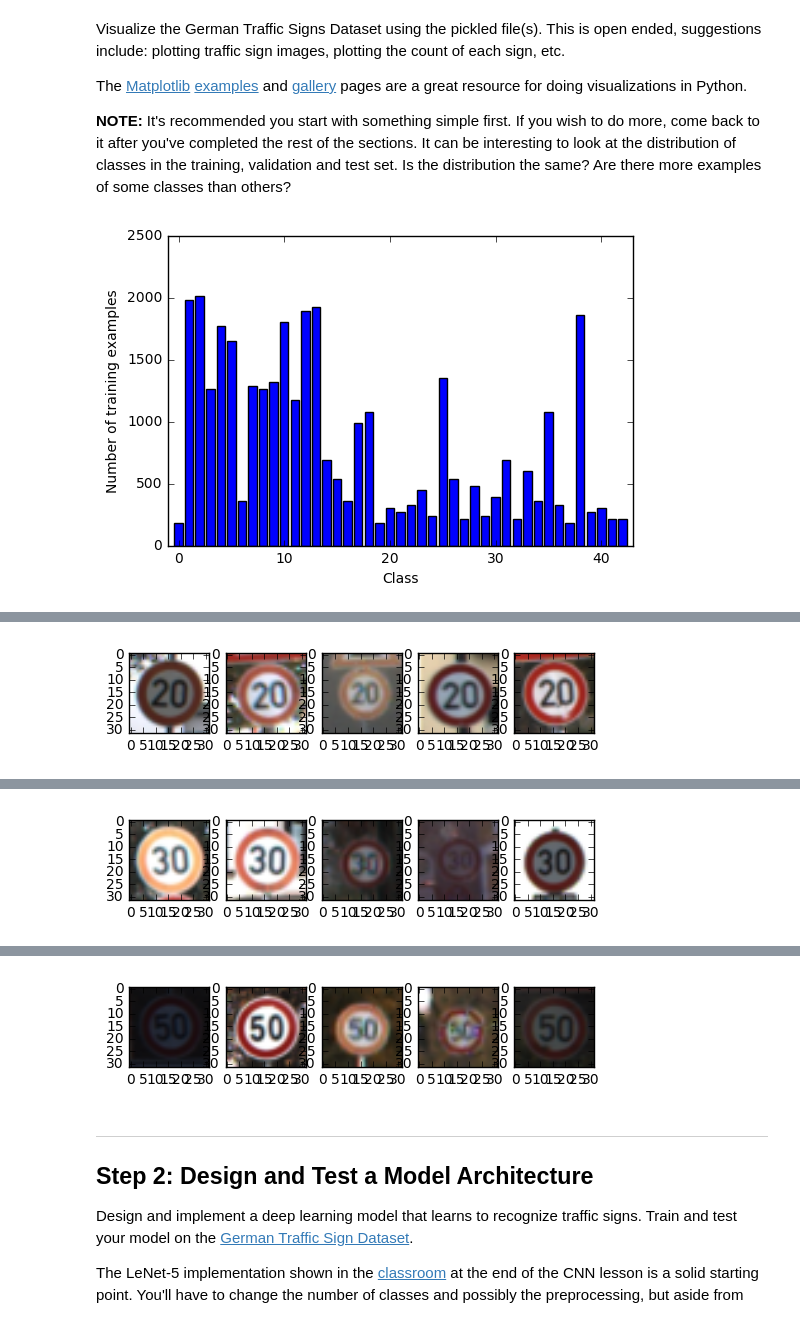
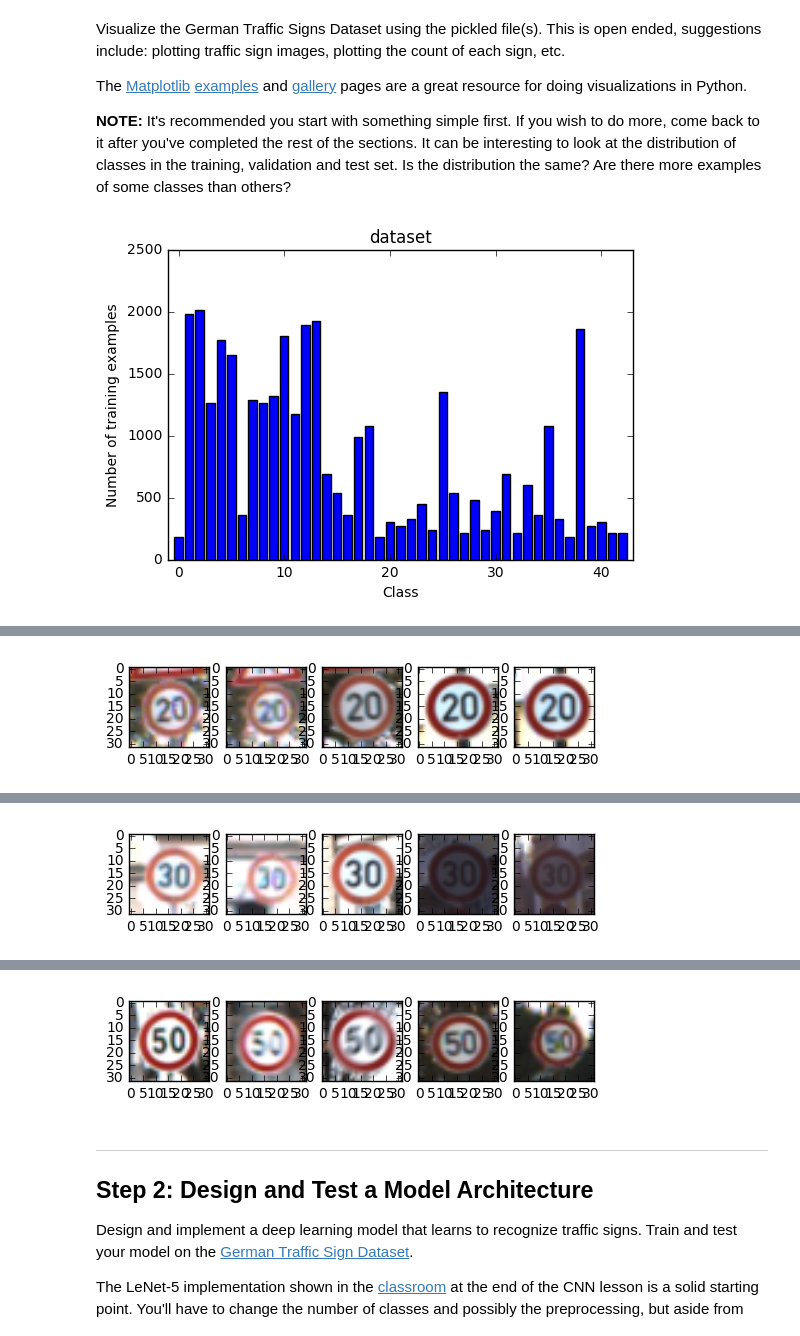
Before and after one commit to BernhardSchlegel/CarND-Traffic-Sign-Classifier-Project, a Jupyter notebook: Traffic_Sign_Classifier.ipynb, the cells around one changed output, grey strips where cells are left out. Cells and saved outputs as stored; diff of their text form; code cells hidden in the pictures.

```diff
--- a/Traffic_Sign_Classifier.ipynb
+++ b/Traffic_Sign_Classifier.ipynb
@@ -43,7 +43,7 @@ The [rubric](https://review.udacity.com/#!/rubrics/481/view) contains "Stand Out
 import time
 # define Log function
 def log(text):
-    log(time.strftime('%Y.%m.%d, %H:%M:%S') + ': ' + text)
+    print(time.strftime('%Y.%m.%d, %H:%M:%S') + ': ' + text)
 
 def ping():
     return datetime.datetime.now()
@@ -145,14 +145,18 @@ import matplotlib.pyplot as plt
 %matplotlib inline
 # %%
 # plot class distributio
-plt.bar( np.arange( 43 ), class_counts, align='center' )
-plt.xlabel('Class')
-#plt.xlabel(np.array(signnames['SignName']), rotation = 90)
-plt.ylabel('Number of training examples')
-plt.xlim([-1, 43])
-plt.show()
+def plot_class_counts(class_counts, heading = "dataset"):
+    plt.bar( np.arange( 43 ), class_counts, align='center' )
+    plt.xlabel('Class')
+    #plt.xlabel(np.array(signnames['SignName']), rotation = 90)
+    plt.ylabel('Number of training examples')
+    plt.xlim([-1, 43])
+    plt.title(heading)
+    plt.show()
+
+plot_class_counts(class_counts, heading = "dataset")
 # %% [output]
-[figure, old version]
+[figure, new version]
 # %%
 import random
 import numpy as np
@@ -198,5 +202,5 @@ def plot_images_for_class(X_train, y_train, mode = 'random', max_classes = 3):
 
         plt.show()
 # %%
-plot_images_for_class(X_train, y_train)
+plot_images_for_class(X_train, y_train, max_classes = 3)
 # %% [output]
@@ -205 +209 @@ Examples for class 0, "Speed limit (20km/h)" (180 samples)
-[figure, old version]
+[figure, new version]
@@ -208 +212 @@ Examples for class 1, "Speed limit (30km/h)" (1980 samples)
-[figure, old version]
+[figure, new version]
@@ -211 +215 @@ Examples for class 2, "Speed limit (50km/h)" (2010 samples)
-[figure, old version]
+[figure, new version]
```
Also changed, not shown: parts of 15 cells of this notebook, 1 other file.
